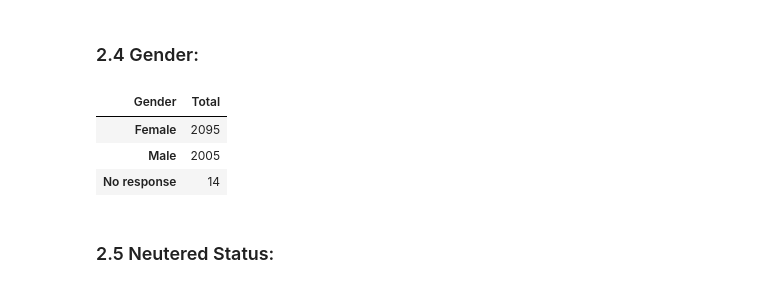
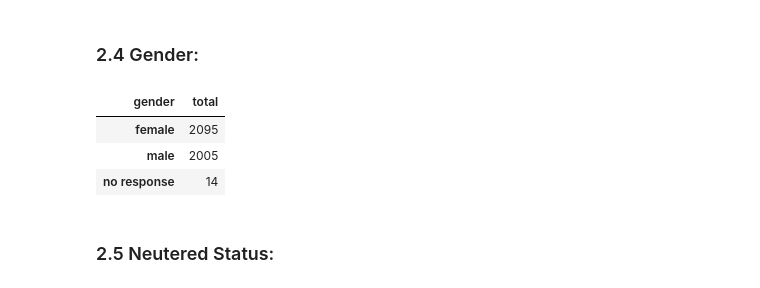
Before and after one commit to iandinwoodie/pdbs-study-1, a Jupyter notebook: notebooks/1.0-ird-pdbs-analysis-notebook.ipynb, the cells around one changed output. Cells and saved outputs as stored; diff of their text form; code cells hidden in the pictures.

```diff
--- a/notebooks/1.0-ird-pdbs-analysis-notebook.ipynb
+++ b/notebooks/1.0-ird-pdbs-analysis-notebook.ipynb
@@ -161,7 +161,7 @@ BIAS_FILTER = '''
     OR (question_reason_for_part_3 = 1 AND q01_main != 1)'''
 CON = sqlite3.connect('../data/processed/processed.db')
 # %%
-def createStringDataFrame(table, fields, labels, filtered):
+def createStringDataFrame(table, fields, labels, filtered=True):
     query = 'SELECT ' + fields + ' FROM ' + table
     if filtered:
         table2 = USER_TABLE if table == DOG_TABLE else DOG_TABLE
@@ -175,7 +175,7 @@ def convertToNumeric(df):
         df[col] = pd.to_numeric(df[col])
     return df
 
-def createNumericDataFrame(table, fields, labels, filtered):
+def createNumericDataFrame(table, fields, labels, filtered=True):
     df = createStringDataFrame(table, fields, labels, filtered)
     return convertToNumeric(df)
 
@@ -334,19 +334,19 @@ Shift in prevalence as a result of adjustment: -2.46%
 # %%
 # Construct the dataframe.
 fields = 'dog_sex'
-labels = ['Gender']
-df = createStringDataFrame(DOG_TABLE, fields, labels, filtered=True)
-replacements = {'':'No response', '1':'Male', '2':'Female'}
+labels = ['gender']
+df = createStringDataFrame(DOG_TABLE, fields, labels)
+replacements = {'':'no response', '1':'male', '2':'female'}
 replaceFields(df, labels[0], replacements)
 df = df.apply(pd.value_counts)
-df = df.rename(index=str, columns={"Gender": "Total"})
-df.columns.name = 'Gender'
-df
+df.rename(index=str, columns={labels[0]: "total"}, inplace=True)
+df.columns.name = labels[0]
+display(df)
 # %% [output]
-| Gender | Total |
-| Female | 2095 |
-| Male | 2005 |
-| No response | 14 |
+| gender | total |
+| female | 2095 |
+| male | 2005 |
+| no response | 14 |
 # %% [markdown]
 ### 2.5 Neutered Status:
 # %%
```
Also changed, not shown: parts of 16 cells of this notebook.
